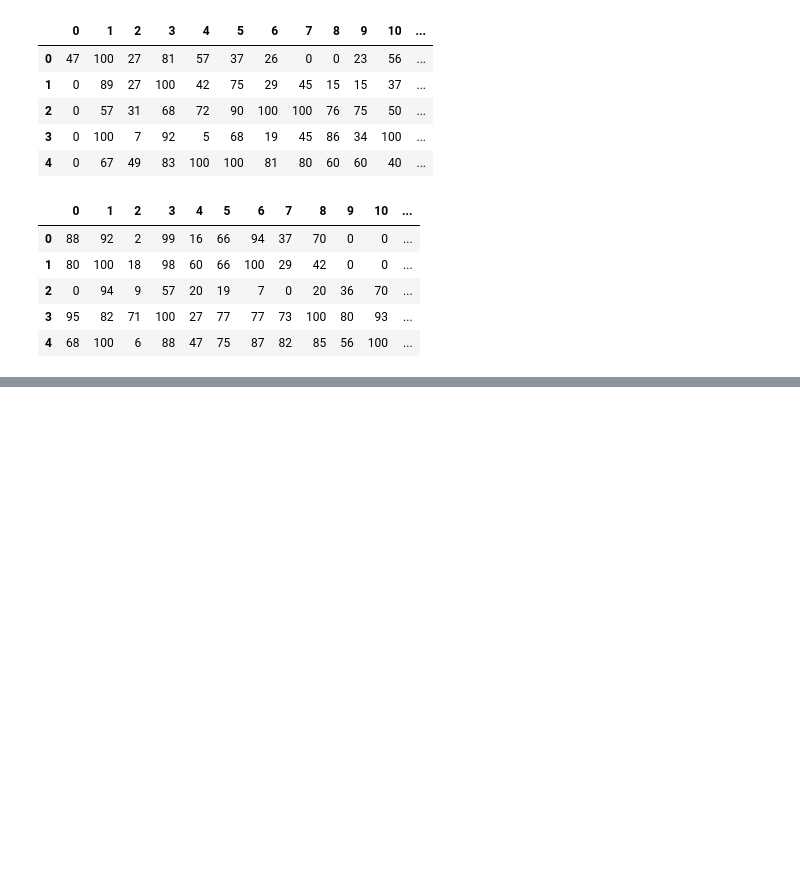
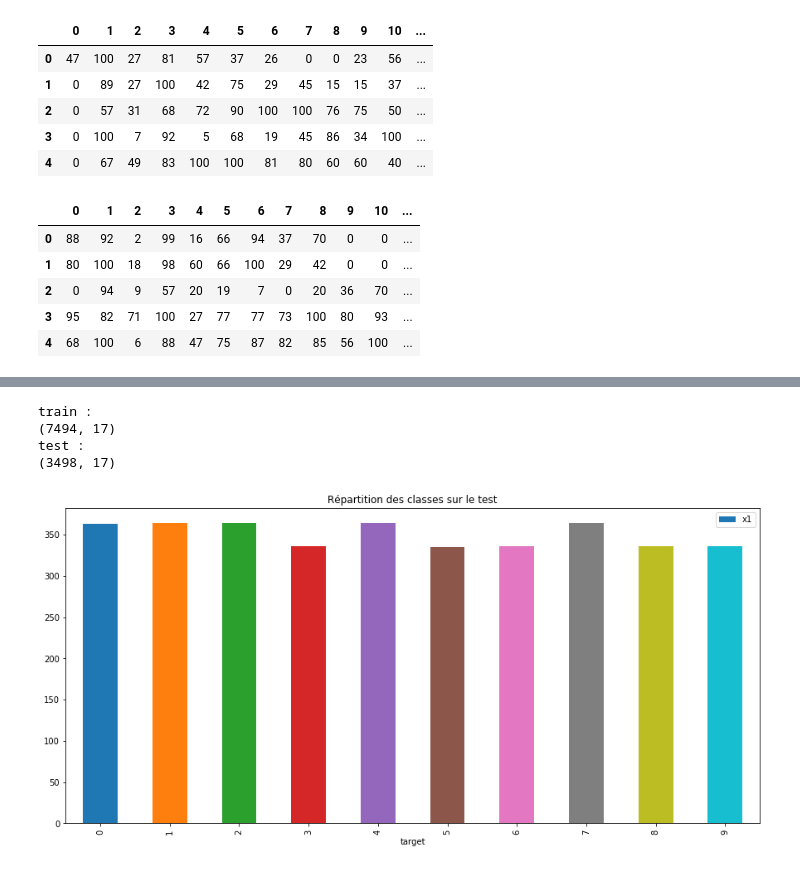
Before and after one commit to ImadMebrouk/Pendigits, a Jupyter notebook: pendigits.ipynb, the cells around one changed output, grey strips where cells are left out. Saved outputs shown, nothing was run; the diff lists cells and outputs as text; code cells hidden in the pictures; blank space fills up the shorter version.

```diff
--- a/pendigits.ipynb
+++ b/pendigits.ipynb
@@ -49,0 +61,18 @@ df_test.head()
+# %%
+nouvelles_columns = ["x1",
+                     "y1",
+                     "x2",
+                     "y2",
+                     "x3",
+                     "y3",
+                     "x4",
+                     "y4",
+                     "x5",
+                     "y5",
+                     "x6",
+                     "y6",
+                     "x7",
+                     "y7",
+                     "x8",
+                     "y8",
+                     "target"]
@@ -49,0 +99,2 @@ df_test.head()
+# %%
+df_test.columns = nouvelles_columns
@@ -49,0 +110,22 @@ df_test.head()
+# %%
+
+print("train : ")
+print(df_train.shape)
+
+print("test : ")
+print(df_test.shape)
+# %% [output]
+train :
+(7494, 17)
+test :
+(3498, 17)
+# %%
+# plot data
+fig, ax = plt.subplots(figsize=(15,7))
+
+# use unstack()
+title= 'Répartition des classes sur le test'
+df_test.groupby(['target']).count()['x1'].plot(kind = 'bar', ax=ax, legend = True, title = title)
+plt.show()
+# %% [output]
+[figure, added]
```
Also changed, not shown: parts of 64 cells of this notebook.
